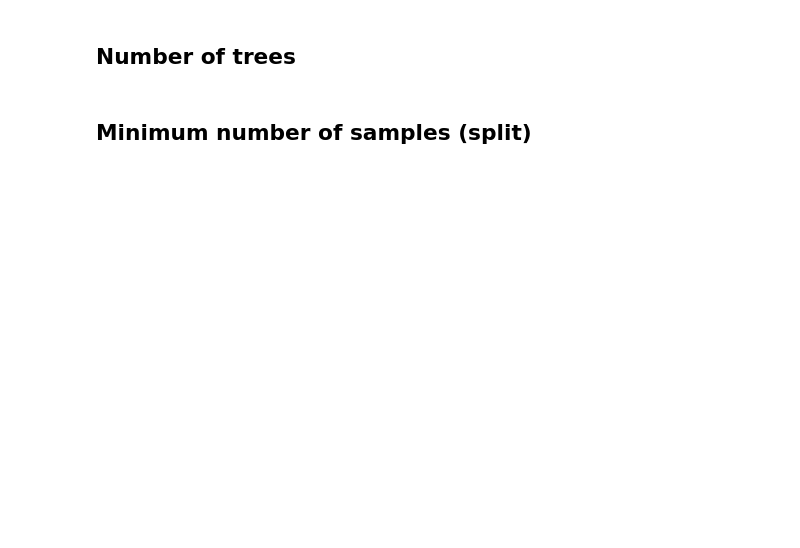
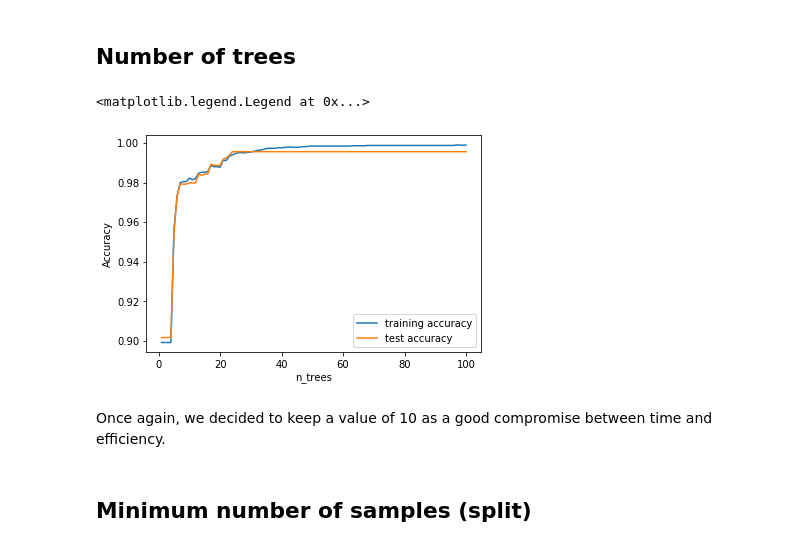
Before and after one commit to roussieau/masterthesis, a Jupyter notebook: src/machine_learning/trees/gradient_boosting/parameters_tuning.ipynb, the cells around one changed output. Cells and saved outputs as stored; diff of their text form; code cells hidden in the pictures; blank space fills up the shorter version.

```diff
--- a/src/machine_learning/trees/gradient_boosting/parameters_tuning.ipynb
+++ b/src/machine_learning/trees/gradient_boosting/parameters_tuning.ipynb
@@ -71,17 +75,22 @@ plt.show()
 # %%
 training_accuracy = []
 test_accuracy = []
-settings = range(1, 201)
+settings = range(1, 101)
 for f in settings:
     clf = GradientBoostingClassifier(n_estimators=f, random_state=0)
     clf.fit(data_train, target_train)
     training_accuracy.append(clf.score(data_train, target_train))
     test_accuracy.append(clf.score(data_test, target_test))
 plt.plot(settings, training_accuracy, label="training accuracy")
 plt.plot(settings, test_accuracy, label="test accuracy")
 plt.ylabel("Accuracy")
 plt.xlabel("n_trees")
 plt.legend()
+# %% [output]
+<matplotlib.legend.Legend at 0x...>
+[figure, added]
+# %% [markdown]
+Once again, we decided to keep a value of 10 as a good compromise between time and efficiency.
 # %% [markdown]
 ## Minimum number of samples (split)
 # %%
```
Also changed, not shown: parts of 6 cells of this notebook, 26 other files.
